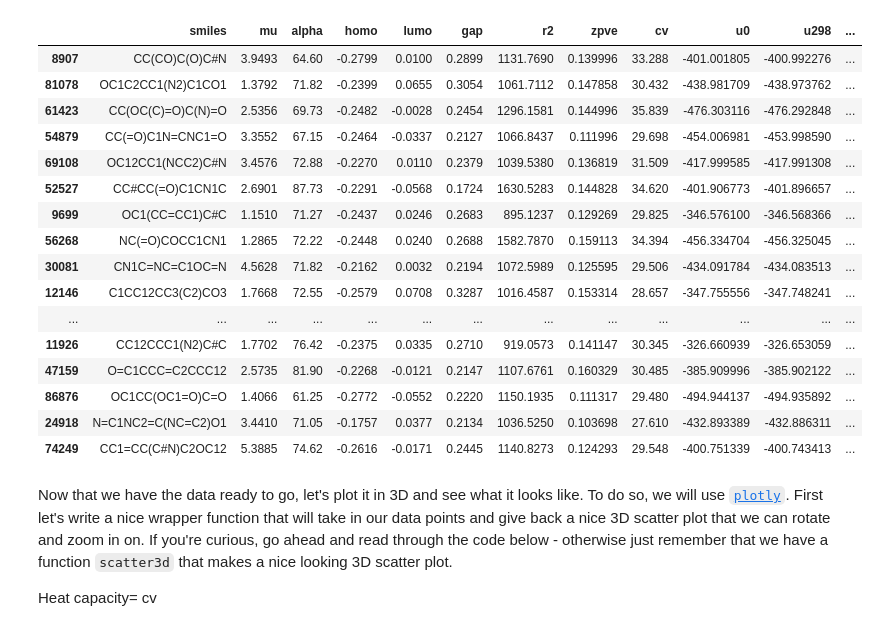
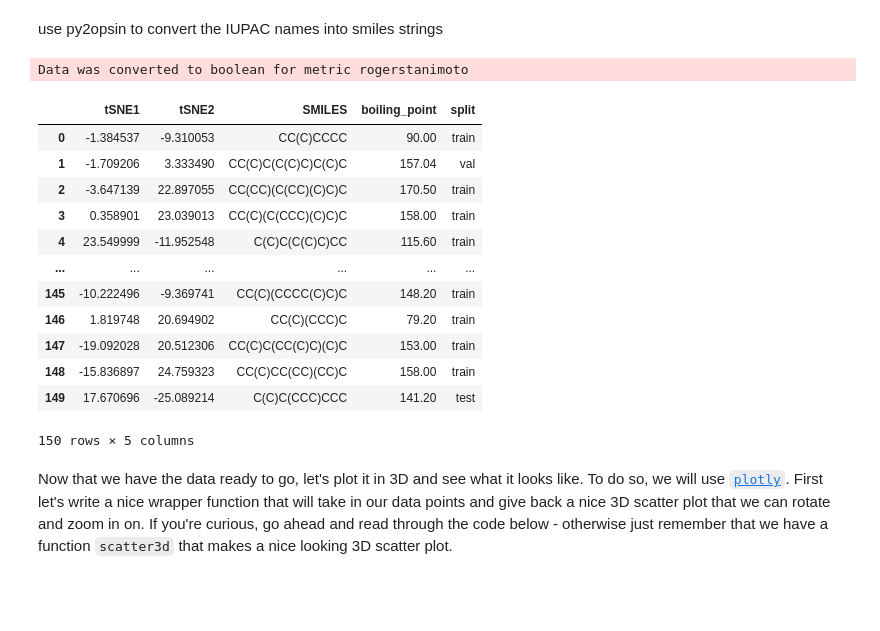
Before and after one commit to JacksonBurns/astartes, a Jupyter notebook: examples/mlpds_2023_astartes_demonstration/mlpds_2023_demo.ipynb, the cells around one changed output. Saved outputs shown, nothing was run; the diff lists cells and outputs as text; code cells hidden in the pictures; blank space fills up the shorter version.

Commit message:
switch to alkenes, get good clustering embedding

```diff
--- a/examples/mlpds_2023_astartes_demonstration/mlpds_2023_demo.ipynb
+++ b/examples/mlpds_2023_astartes_demonstration/mlpds_2023_demo.ipynb
@@ -5,25 +8,8 @@ molplotly
 # %%
 import pandas as pd
 
-with open("qm9.csv", "r") as f:
-    data = pd.read_csv(f)
-downsample = data.sample(50, random_state=442)
-downsample
+with open("alkanes.csv", "r") as f:
+    data = pd.read_csv(f, sep="   ", engine='python', index_col="idx")
+n_samples = len(data)
-# %% [output]
-|  | smiles | mu | alpha | homo | lumo | gap | r2 | zpve | cv | u0 | u298 | ... |
-| 8907 | CC(CO)C(O)C#N | 3.9493 | 64.60 | -0.2799 | 0.0100 | 0.2899 | 1131.7690 | 0.139996 | 33.288 | -401.001805 | -400.992276 | ... |
-| 81078 | OC1C2CC1(N2)C1CO1 | 1.3792 | 71.82 | -0.2399 | 0.0655 | 0.3054 | 1061.7112 | 0.147858 | 30.432 | -438.981709 | -438.973762 | ... |
-| 61423 | CC(OC(C)=O)C(N)=O | 2.5356 | 69.73 | -0.2482 | -0.0028 | 0.2454 | 1296.1581 | 0.144996 | 35.839 | -476.303116 | -476.292848 | ... |
-| 54879 | CC(=O)C1N=CNC1=O | 3.3552 | 67.15 | -0.2464 | -0.0337 | 0.2127 | 1066.8437 | 0.111996 | 29.698 | -454.006981 | -453.998590 | ... |
-| 69108 | OC12CC1(NCC2)C#N | 3.4576 | 72.88 | -0.2270 | 0.0110 | 0.2379 | 1039.5380 | 0.136819 | 31.509 | -417.999585 | -417.991308 | ... |
-| 52527 | CC#CC(=O)C1CN1C | 2.6901 | 87.73 | -0.2291 | -0.0568 | 0.1724 | 1630.5283 | 0.144828 | 34.620 | -401.906773 | -401.896657 | ... |
-| 9699 | OC1(CC=CC1)C#C | 1.1510 | 71.27 | -0.2437 | 0.0246 | 0.2683 | 895.1237 | 0.129269 | 29.825 | -346.576100 | -346.568366 | ... |
-| 56268 | NC(=O)COCC1CN1 | 1.2865 | 72.22 | -0.2448 | 0.0240 | 0.2688 | 1582.7870 | 0.159113 | 34.394 | -456.334704 | -456.325045 | ... |
-| 30081 | CN1C=NC=C1OC=N | 4.5628 | 71.82 | -0.2162 | 0.0032 | 0.2194 | 1072.5989 | 0.125595 | 29.506 | -434.091784 | -434.083513 | ... |
-| 12146 | C1CC12CC3(C2)CO3 | 1.7668 | 72.55 | -0.2579 | 0.0708 | 0.3287 | 1016.4587 | 0.153314 | 28.657 | -347.755556 | -347.748241 | ... |
-| ... | ... | ... | ... | ... | ... | ... | ... | ... | ... | ... | ... | ... |
-| 11926 | CC12CCC1(N2)C#C | 1.7702 | 76.42 | -0.2375 | 0.0335 | 0.2710 | 919.0573 | 0.141147 | 30.345 | -326.660939 | -326.653059 | ... |
-| 47159 | O=C1CCC=C2CCC12 | 2.5735 | 81.90 | -0.2268 | -0.0121 | 0.2147 | 1107.6761 | 0.160329 | 30.485 | -385.909996 | -385.902122 | ... |
-| 86876 | OC1CC(OC1=O)C=O | 1.4066 | 61.25 | -0.2772 | -0.0552 | 0.2220 | 1150.1935 | 0.111317 | 29.480 | -494.944137 | -494.935892 | ... |
-| 24918 | N=C1NC2=C(NC=C2)O1 | 3.4410 | 71.05 | -0.1757 | 0.0377 | 0.2134 | 1036.5250 | 0.103698 | 27.610 | -432.893389 | -432.886311 | ... |
-| 74249 | CC1=CC(C#N)C2OC12 | 5.3885 | 74.62 | -0.2616 | -0.0171 | 0.2445 | 1140.8273 | 0.124293 | 29.548 | -400.751339 | -400.743413 | ... |
+# %% [markdown]
+use py2opsin to convert the IUPAC names into smiles strings
@@ -57,20 +50,21 @@ all_smiles = np.hstack((
     smiles_train,
     smiles_val,
     smiles_test,))
-all_cv = np.hstack((
-    cv_train,
-    cv_val,
-    cv_test,)
-)
-split_membership = np.empty(50, dtype=object)
+all_boiling = np.hstack((
+    boiling_train,
+    boiling_val,
+    boiling_test,
+))
+split_membership = np.empty(n_samples, dtype=object)
 split_membership[idxs_val] = "val"
 split_membership[idxs_train] = "train"
 split_membership[idxs_test] = "test"
 
 tsne = TSNE(
-    n_components=3,
+    n_components=2,
     metric="rogerstanimoto",
     random_state=42,
+    perplexity=8,
 )
 embedding = tsne.fit_transform(
     np.vstack(
@@ -79,19 +73,36 @@ embedding = tsne.fit_transform(
             molecule_val,
             molecules_test,
         )
-    )
+    ),
+    y=all_boiling,
 )
-embedding_df = pd.DataFrame(embedding,columns=["0","1","2"])
-embedding_df["SMILES"] = all_smiles
-embedding_df["cv"] = all_cv
-embedding_df["split"] = split_membership
+# %% [output]
+Data was converted to boolean for metric rogerstanimoto
+# %%
+embedding_df = pd.DataFrame(embedding,columns=["tSNE1","tSNE2"])
+embedding_df["SMILES"] = all_smiles
+embedding_df["boiling_point"] = all_boiling
+embedding_df["split"] = split_membership
+embedding_df
+# %% [output]
+|  | tSNE1 | tSNE2 | SMILES | boiling_point | split |
+| 0 | -1.384537 | -9.310053 | CC(C)CCCC | 90.00 | train |
+| 1 | -1.709206 | 3.333490 | CC(C)C(C(C)C)C(C)C | 157.04 | val |
+| 2 | -3.647139 | 22.897055 | CC(CC)(C(CC)(C)C)C | 170.50 | train |
+| 3 | 0.358901 | 23.039013 | CC(C)(C(CCC)(C)C)C | 158.00 | train |
+| 4 | 23.549999 | -11.952548 | C(C)C(C(C)C)CC | 115.60 | train |
+| ... | ... | ... | ... | ... | ... |
+| 145 | -10.222496 | -9.369741 | CC(C)(CCCC(C)C)C | 148.20 | train |
+| 146 | 1.819748 | 20.694902 | CC(C)(CCC)C | 79.20 | train |
+| 147 | -19.092028 | 20.512306 | CC(C)C(CC(C)C)(C)C | 153.00 | train |
+| 148 | -15.836897 | 24.759323 | CC(C)CC(CC)(CC)C | 158.00 | train |
+| 149 | 17.670696 | -25.089214 | C(C)C(CCC)CCC | 141.20 | test |
+150 rows × 5 columns
 # %% [markdown]
 Now that we have the data ready to go, let's plot it in 3D and see what it looks like.
 To do so, we will use [`plotly`](https://plotly.com/python-api-reference/).
 First let's write a nice wrapper function that will take in our data points and give back a nice 3D scatter plot that we can rotate and zoom in on.
 If you're curious, go ahead and read through the code below - otherwise just remember that we have a function `scatter3d` that makes a nice looking 3D scatter plot.
-
-Heat capacity= cv
 # %%
 import plotly
 import plotly.express as px
```
Also changed, not shown: parts of 5 cells of this notebook, 3 other files.
